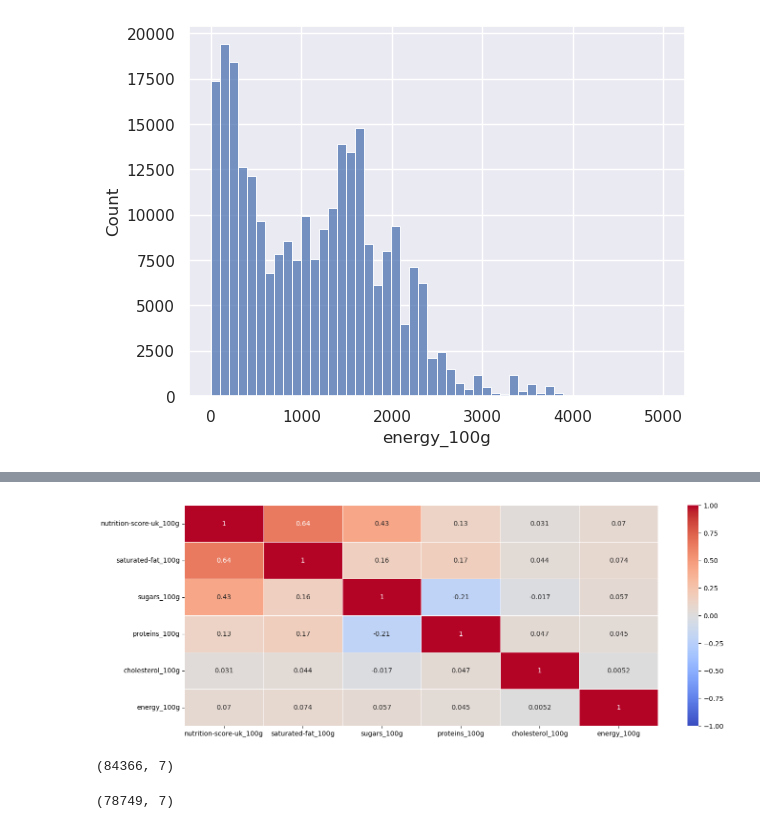
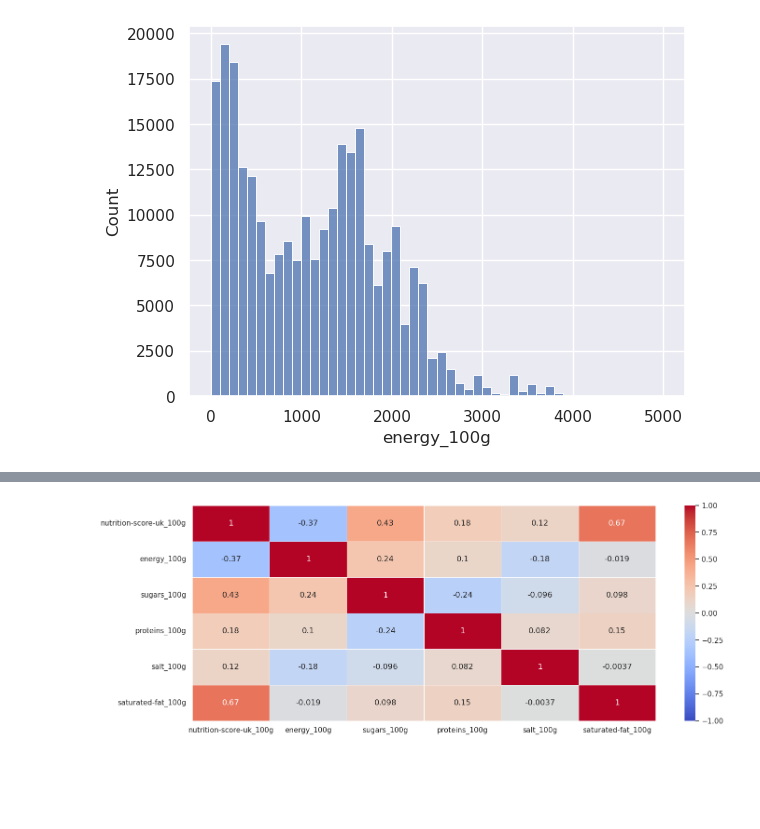
Before and after one commit to vicmcl/open_food_facts, a Jupyter notebook: src/notebook.ipynb, the cells around one changed output, grey strips where cells are left out. Cells and saved outputs as stored; diff of their text form; code cells hidden in the pictures; blank space fills up the shorter version.

```diff
--- a/src/notebook.ipynb
+++ b/src/notebook.ipynb
@@ -173,13 +139,13 @@ target = "main_category"
 
 feats = [
     "creator",
-    "product_name",
     "ingredients_text",
     "countries_tags",
     "brands",
+    "nutrition-score-uk_100g",
     "saturated-fat_100g",
     "sugars_100g",
     "proteins_100g",
-    "cholesterol_100g",
+    "salt_100g",
     "energy_100g",
 ]
@@ -475,6 +349,0 @@ conversion_dict = {
-# %%
-for c in conversion_dict.keys():
-    df_serving_size = df_serving_size[~df_serving_size.str.contains(c)][
-        ~df_serving_size.str.contains("g")
-    ][~df_serving_size.str.contains("ml")]
-len(df_serving_size)
@@ -623,0 +365,9 @@ plt.show()
+# %%
+fs = FeatureSelector(features=feats, target=target)
+otn = OutlierToNaN()
+
+selected_data = fs.fit_transform(df)
+
+for c in selected_data.columns:
+    otn = OutlierToNaN()
+    selected_data.loc[:, c] = otn.fit_transform(selected_data[c])
@@ -658,29 +593,17 @@ NameError: name 'scale' is not defined
 # %%
-cm = df[
-    [
-        "nutrition-score-uk_100g",
-        "saturated-fat_100g",
-        "sugars_100g",
-        "proteins_100g",
-        "cholesterol_100g",
-        "energy_100g",
-    ]
-].corr()
+cm = selected_data[[
+    "nutrition-score-uk_100g",
+    "energy_100g",
+    "sugars_100g",
+    "proteins_100g",
+    "salt_100g",
+    "saturated-fat_100g",
+    ]].corr()
 
 fig = plt.figure(figsize=(16, 6))
 
-sns.heatmap(cm, linewidths=0.4, cmap="coolwarm", vmin=-1, annot=True)
+sns.heatmap(cm, linewidths=0.5, cmap="coolwarm", vmin=-1, annot=True)
 
 plt.show()
 # %% [output]
-[figure, old version]
+[figure, new version]
-# %%
-data = df.dropna(subset=target)[features + [target]]
-data.shape
-# %% [output]
-(84366, 7)
-# %%
-data = data.drop_duplicates(subset=features)
-data.shape
-# %% [output]
-(78749, 7)
```
Also changed, not shown: parts of 70 cells of this notebook.
